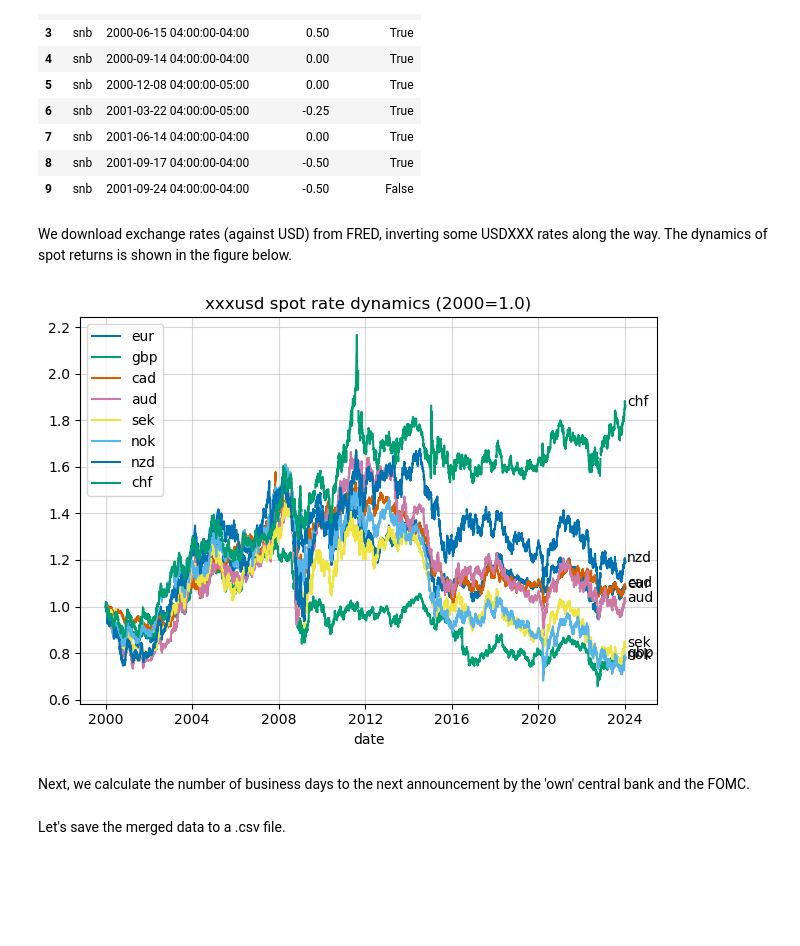
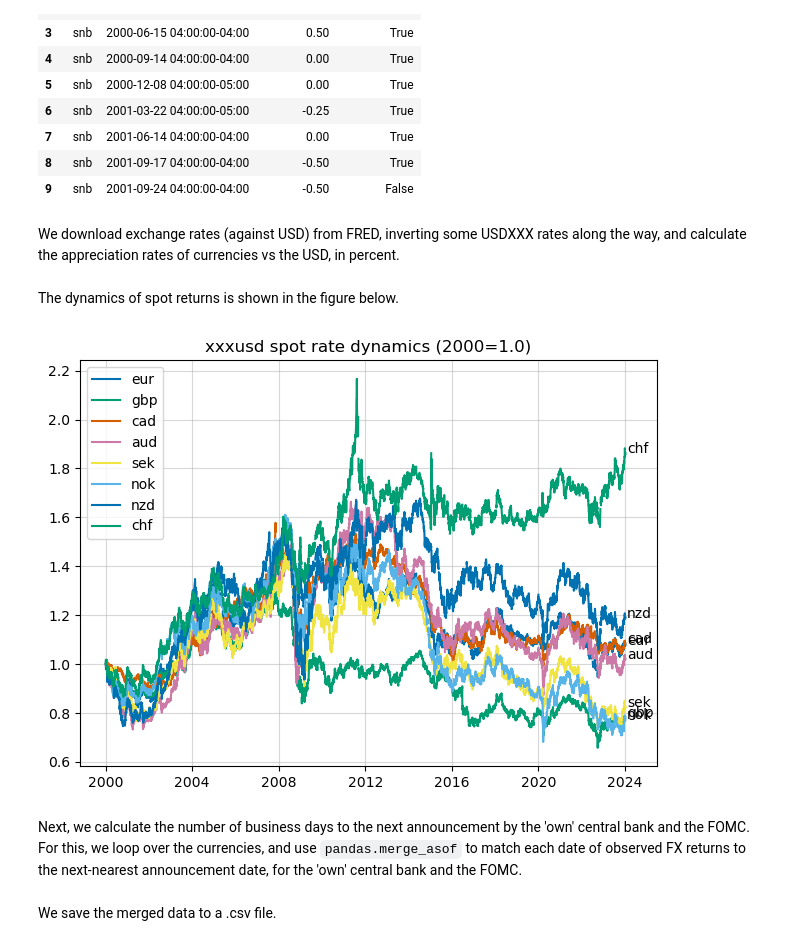
Before and after one commit to ipozdeev/foresight-saga, a Jupyter notebook: notebooks/1-process-data.ipynb, the cells around one changed output. Drawn from its saved outputs; the diff is of its cells as text; code cells hidden in the pictures; blank space fills up the shorter version.

```diff
--- a/notebooks/1-process-data.ipynb
+++ b/notebooks/1-process-data.ipynb
@@ -54,4 +56,4 @@ pr.head(10).style.format(precision=2)
 | 8 | snb | 2001-09-17 04:00:00-04:00 | -0.50 | True |
 | 9 | snb | 2001-09-24 04:00:00-04:00 | -0.50 | False |
 # %% [markdown]
-We download exchange rates (against USD) from FRED, inverting some USDXXX rates along the way. The dynamics of spot returns is shown in the figure below.
+We download exchange rates (against USD) from FRED, inverting some USDXXX rates along the way, and calculate the appreciation rates of currencies vs the USD, in percent.
@@ -58,25 +67,21 @@ We download exchange rates (against USD) from FRED, inverting some USDXXX rates
+# %% [markdown]
+The dynamics of spot returns is shown in the figure below.
 # %%
-# get spot rates
-s = get_usd_exchange_rates()
-
-# calculate appreciation rates
-ds = s.ffill().pct_change(fill_method=None).replace(0.0, np.nan).mul(100)\
-    .round(4)
-
 # visualize spot
 fig, ax = plt.subplots()
 s.div(s.iloc[0]).plot(ax=ax)
 for _c, _v in s.iloc[-1].div(s.iloc[0]).items():
     ax.annotate(text=_c, xy=(s.index[-1]+DateOffset(months=1), _v))
 ax.set_xlim((ax.get_xlim()[0], ax.get_xlim()[1]+100))
+ax.set_xlabel("", visible=False)
 ax.grid(alpha=0.5)
 plt.xticks(rotation=0, horizontalalignment="center")
 ax.set_title("xxxusd spot rate dynamics (2000=1.0)")
 fig.tight_layout()
 # %% [output]
-[figure, old version]
+[figure, new version]
 # %% [markdown]
-Next, we calculate the number of business days to the next announcement by the 'own' central bank and the FOMC.
+Next, we calculate the number of business days to the next announcement by the 'own' central bank and the FOMC. For this, we loop over the currencies, and use `pandas.merge_asof` to match each date of observed FX returns to the next-nearest announcement date, for the 'own' central bank and the FOMC.
 # %%
 b2c = get_bank_to_currency_map()
 
@@ -123,6 +127,6 @@ res = pd.merge(
     on="date", suffixes=["_own", "_fomc"]
 )
 # %% [markdown]
-Let's save the merged data to a .csv file.
+We save the merged data to a .csv file.
 # %%
 res.to_csv("../data/processed/data.csv", index=False)
```
Also changed, not shown: parts of 5 cells of this notebook.
